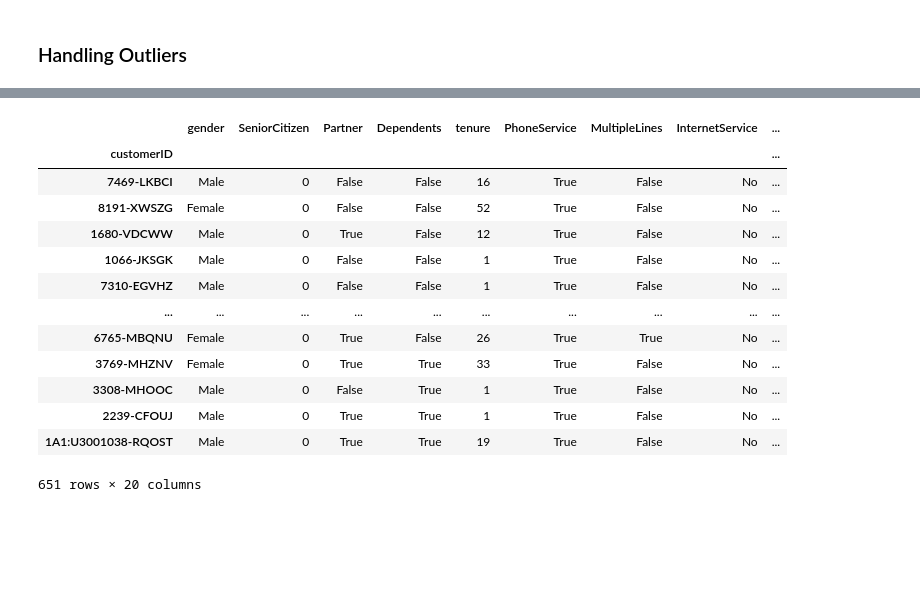
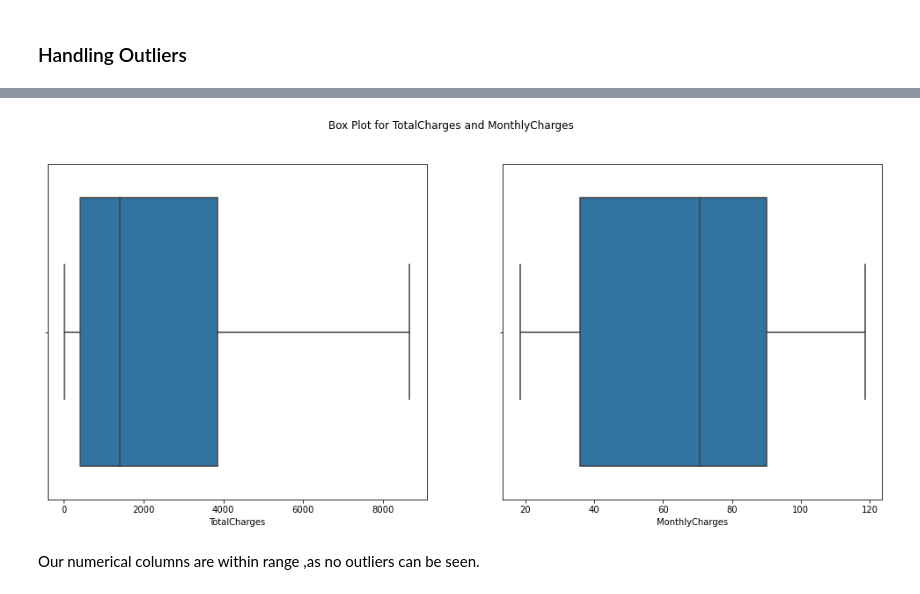
Before and after one commit to aaronayitey/LP2-Classification-Project, a Jupyter notebook: code.ipynb, the cells around one changed output, grey strips where cells are left out. Saved outputs shown, nothing was run; the diff lists cells and outputs as text; code cells hidden in the pictures; blank space fills up the shorter version.

```diff
--- a/code.ipynb
+++ b/code.ipynb
@@ -467,0 +360,14 @@ dtype: int64
+# %%
+
+# fill the null categorical values with 'False'
+data['OnlineSecurity'] = data['OnlineSecurity'].fillna('False')
+data['OnlineBackup'] = data['OnlineBackup'].fillna('False')
+data['DeviceProtection'] = data['DeviceProtection'].fillna('False')
+data['TechSupport'] = data['TechSupport'].fillna('False')
+data['StreamingTV'] = data['StreamingTV'].fillna('False')
+data['StreamingMovies'] = data['StreamingMovies'].fillna('False')
+data['MultipleLines'] = data['MultipleLines'].fillna('False')
+
+
+#Dropping the missing value row
+data=data.dropna(axis=0,subset=["Churn"])
@@ -503,17 +397,14 @@ dtype: int64
-# %%
-train[train["OnlineBackup"].isnull()]
-# %% [output]
-|  | gender | SeniorCitizen | Partner | Dependents | tenure | PhoneService | MultipleLines | InternetService | ... |
-| customerID |  |  |  |  |  |  |  |  | ... |
-| 7469-LKBCI | Male | 0 | False | False | 16 | True | False | No | ... |
-| 8191-XWSZG | Female | 0 | False | False | 52 | True | False | No | ... |
-| 1680-VDCWW | Male | 0 | True | False | 12 | True | False | No | ... |
-| 1066-JKSGK | Male | 0 | False | False | 1 | True | False | No | ... |
-| 7310-EGVHZ | Male | 0 | False | False | 1 | True | False | No | ... |
-| ... | ... | ... | ... | ... | ... | ... | ... | ... | ... |
-| 6765-MBQNU | Female | 0 | True | False | 26 | True | True | No | ... |
-| 3769-MHZNV | Female | 0 | True | True | 33 | True | False | No | ... |
-| 3308-MHOOC | Male | 0 | False | True | 1 | True | False | No | ... |
-| 2239-CFOUJ | Male | 0 | True | True | 1 | True | False | No | ... |
-| 1A1:U3001038-RQOST | Male | 0 | True | True | 19 | True | False | No | ... |
-651 rows × 20 columns
+# %%
+#Plotting box plot to visualize outliers
+numerical_col=["MonthlyCharges","TotalCharges"]
+
+fig,axes= plt.subplots(ncols=2,nrows=1,figsize=(17,7))
+sns.boxplot(x=data['TotalCharges'],ax=axes[0])
+sns.boxplot(x=data['MonthlyCharges'],ax=axes[1])
+title =fig.suptitle('Box Plot for TotalCharges and MonthlyCharges')
+
+plt.show()
+# %% [output]
+[figure, added]
+# %% [markdown]
+Our numerical columns are within range ,as no outliers can be seen.
```
Also changed, not shown: parts of 52 cells of this notebook.
